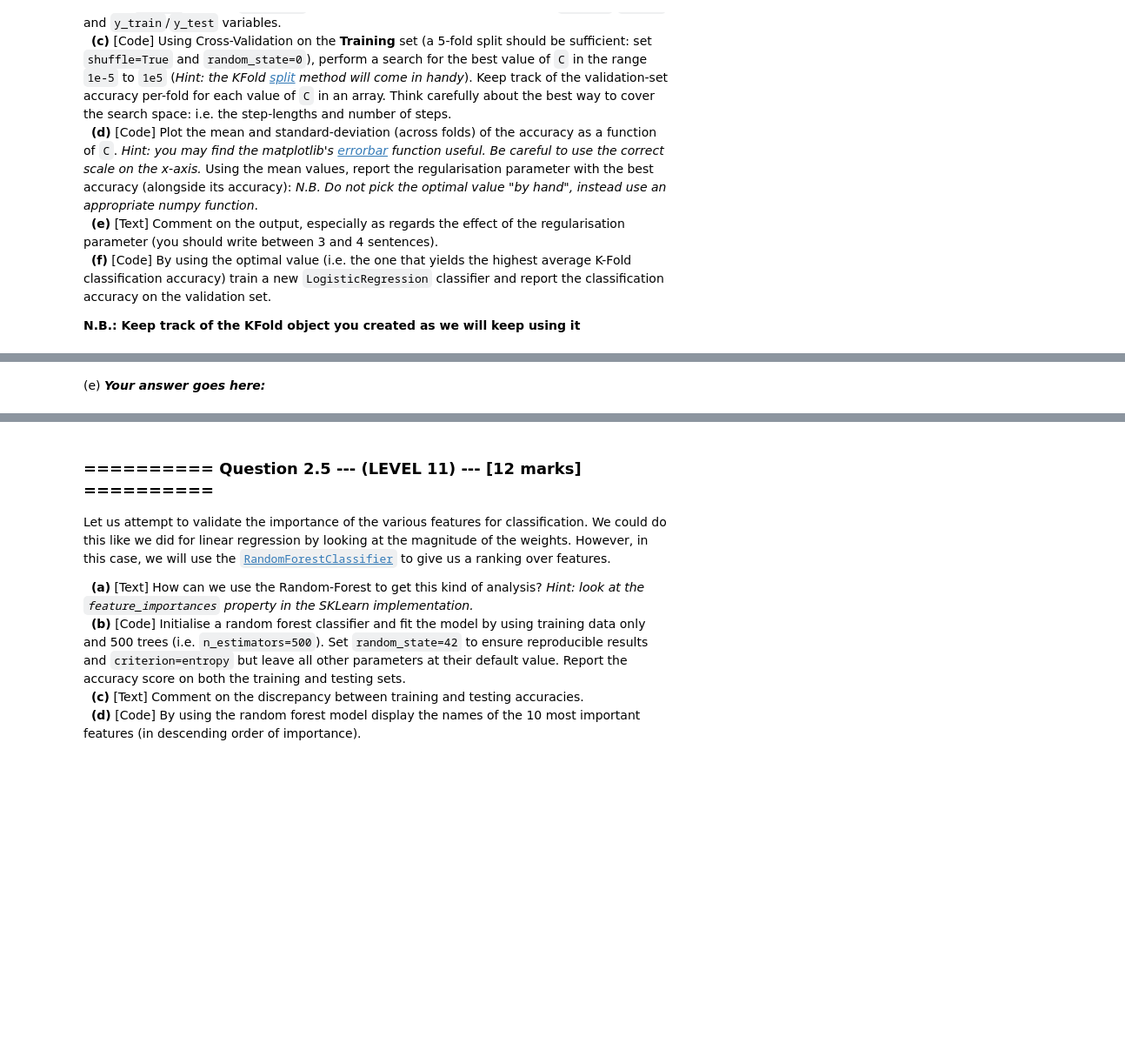
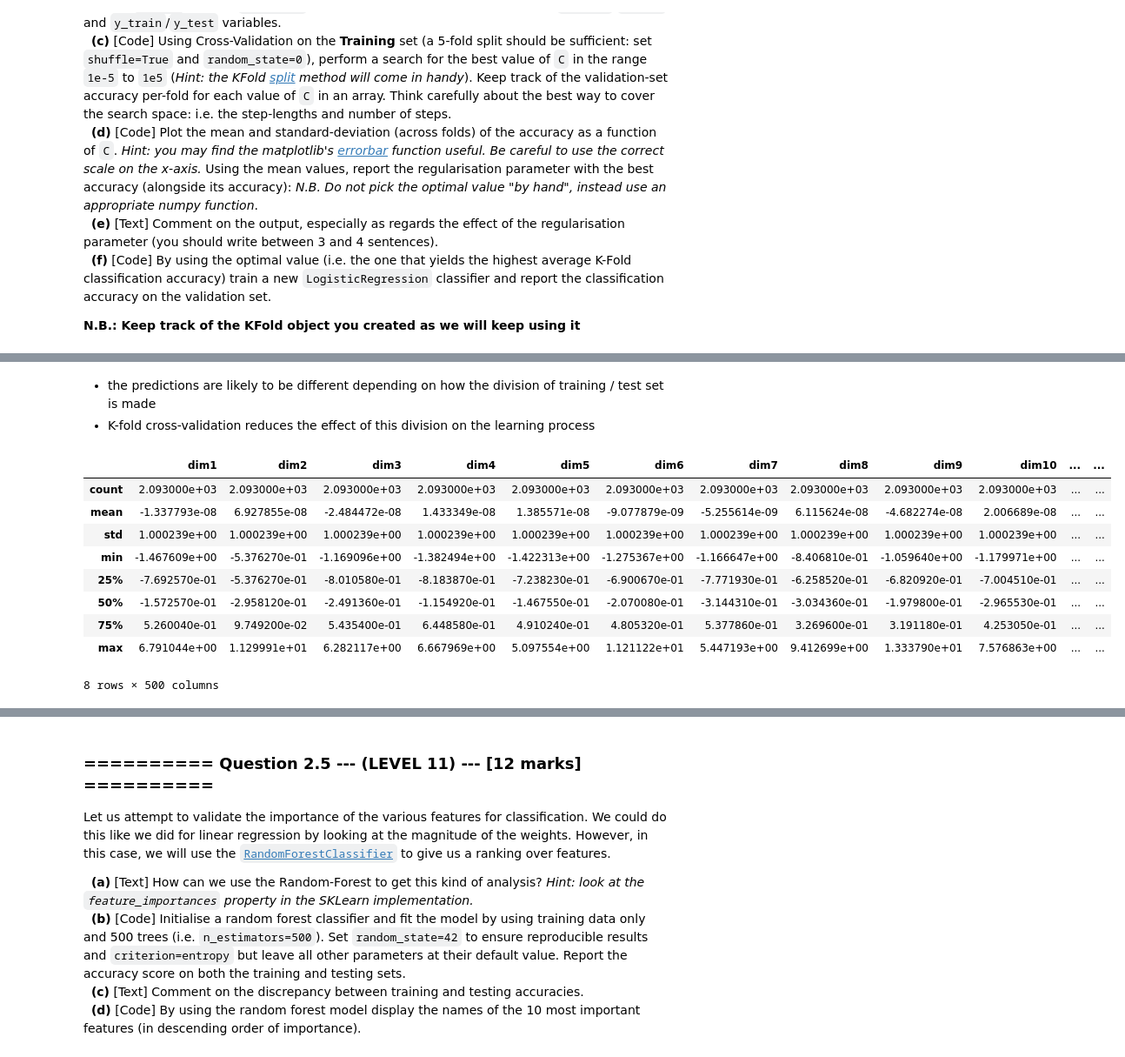
Before and after one commit to JMaio/iaml2018, a Jupyter notebook: Assignments/03_A_ObjectRecognition.ipynb, the cells around one changed output, grey strips where cells are left out. Shown: that part at 87% size. Saved outputs shown, nothing was run; the diff lists cells and outputs as text; code cells hidden in the pictures; blank space fills up the shorter version.

```diff
--- a/Assignments/03_A_ObjectRecognition.ipynb
+++ b/Assignments/03_A_ObjectRecognition.ipynb
@@ -356,2 +347,0 @@ So far we have used default settings for training the logistic regression classi
-# %% [markdown]
-(e) ***Your answer goes here:***
@@ -359,0 +348,23 @@ So far we have used default settings for training the logistic regression classi
+# %% [markdown]
+- the predictions are likely to be different depending on how the division of training / test set is made
+- K-fold cross-validation reduces the effect of this division on the learning process
+# %%
+# datasets B do not contain 'ImgId' !
+df = pd.read_csv("datasets/Images_B_Train.csv")
+X_train, y_train = df.iloc[:, 0:500], df['is_person']
+
+df = pd.read_csv("datasets/Images_B_Test.csv")
+X_test, y_test = df.iloc[:, 0:500], df['is_person']
+
+X_train.describe()
+# %% [output]
+|  | dim1 | dim2 | dim3 | dim4 | dim5 | dim6 | dim7 | dim8 | dim9 | dim10 | ... | ... |
+| count | 2.093000e+03 | 2.093000e+03 | 2.093000e+03 | 2.093000e+03 | 2.093000e+03 | 2.093000e+03 | 2.093000e+03 | 2.093000e+03 | 2.093000e+03 | 2.093000e+03 | ... | ... |
+| mean | -1.337793e-08 | 6.927855e-08 | -2.484472e-08 | 1.433349e-08 | 1.385571e-08 | -9.077879e-09 | -5.255614e-09 | 6.115624e-08 | -4.682274e-08 | 2.006689e-08 | ... | ... |
+| std | 1.000239e+00 | 1.000239e+00 | 1.000239e+00 | 1.000239e+00 | 1.000239e+00 | 1.000239e+00 | 1.000239e+00 | 1.000239e+00 | 1.000239e+00 | 1.000239e+00 | ... | ... |
+| min | -1.467609e+00 | -5.376270e-01 | -1.169096e+00 | -1.382494e+00 | -1.422313e+00 | -1.275367e+00 | -1.166647e+00 | -8.406810e-01 | -1.059640e+00 | -1.179971e+00 | ... | ... |
+| 25% | -7.692570e-01 | -5.376270e-01 | -8.010580e-01 | -8.183870e-01 | -7.238230e-01 | -6.900670e-01 | -7.771930e-01 | -6.258520e-01 | -6.820920e-01 | -7.004510e-01 | ... | ... |
+| 50% | -1.572570e-01 | -2.958120e-01 | -2.491360e-01 | -1.154920e-01 | -1.467550e-01 | -2.070080e-01 | -3.144310e-01 | -3.034360e-01 | -1.979800e-01 | -2.965530e-01 | ... | ... |
+| 75% | 5.260040e-01 | 9.749200e-02 | 5.435400e-01 | 6.448580e-01 | 4.910240e-01 | 4.805320e-01 | 5.377860e-01 | 3.269600e-01 | 3.191180e-01 | 4.253050e-01 | ... | ... |
+| max | 6.791044e+00 | 1.129991e+01 | 6.282117e+00 | 6.667969e+00 | 5.097554e+00 | 1.121122e+01 | 5.447193e+00 | 9.412699e+00 | 1.333790e+01 | 7.576863e+00 | ... | ... |
+8 rows × 500 columns
```
Also changed, not shown: parts of 21 cells of this notebook.
